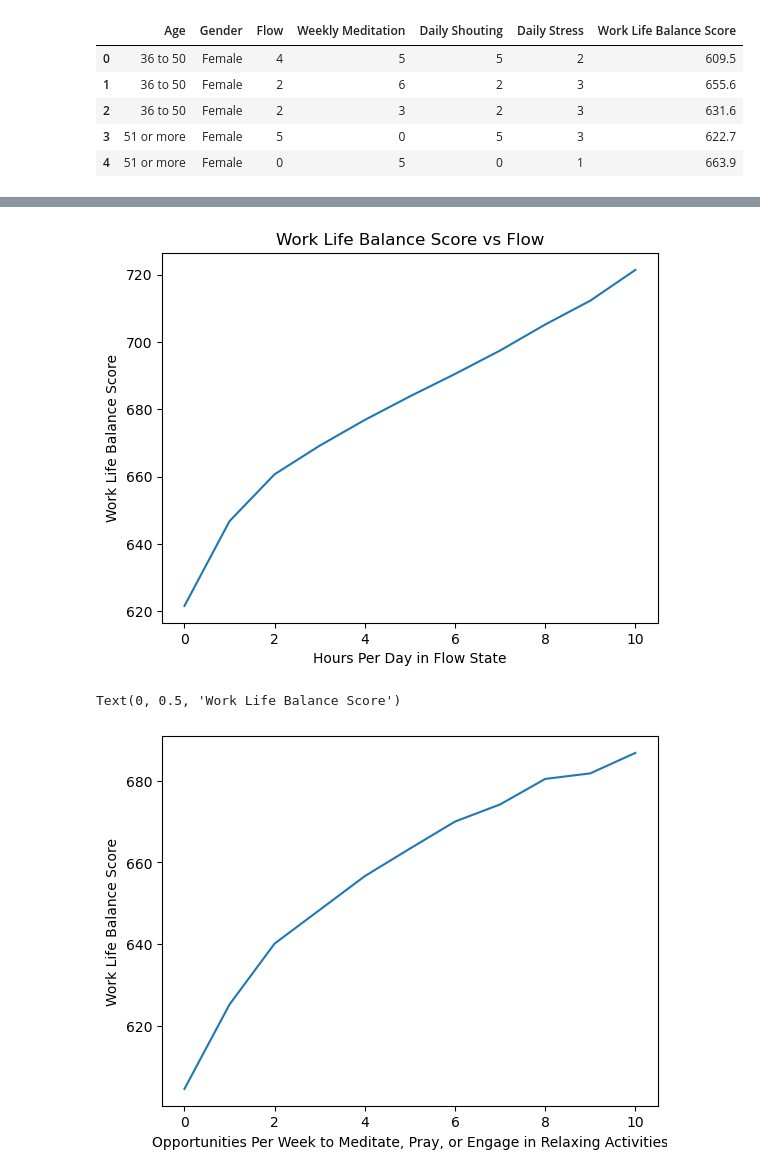
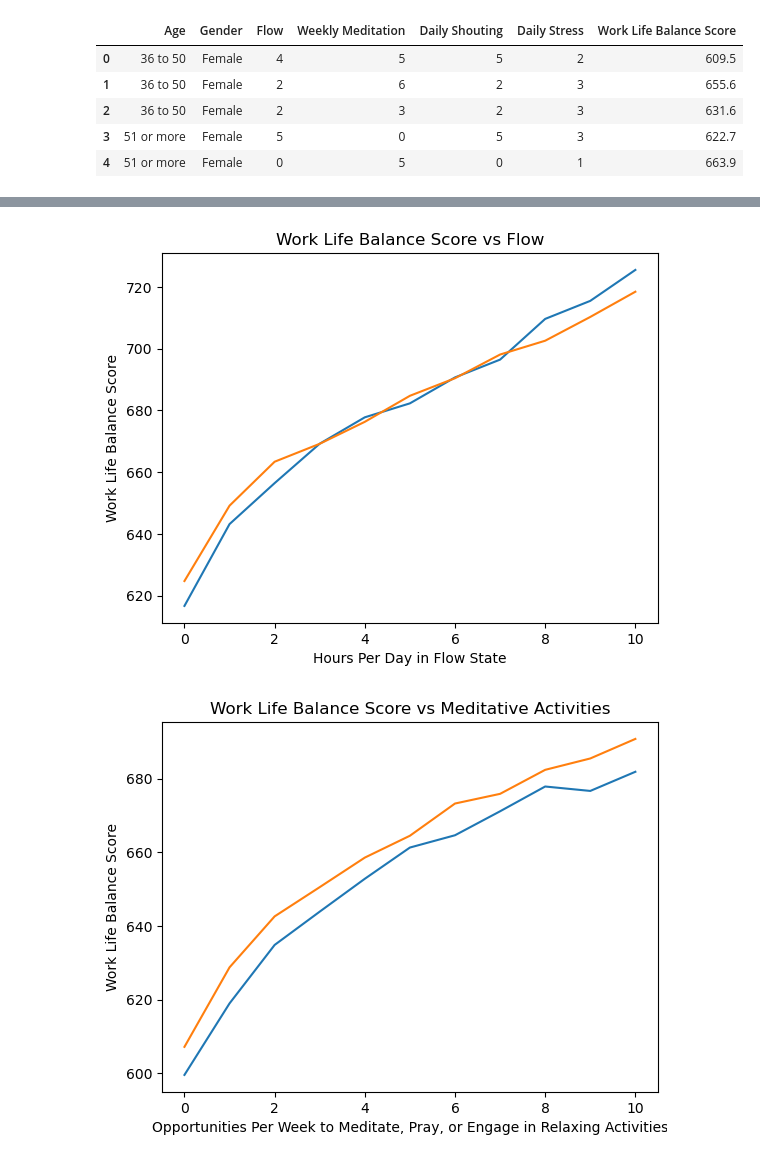
Before and after one commit to jenna-mk/Project_1, a Jupyter notebook: project_1_jenna.ipynb, the cells around one changed output, grey strips where cells are left out. Drawn from its saved outputs; the diff is of its cells as text; code cells hidden in the pictures.

Commit message:
Updated the line plots with separate lines for males and females

```diff
--- a/project_1_jenna.ipynb
+++ b/project_1_jenna.ipynb
@@ -187,3 +181,9 @@ mental_health_df.head()
 | 2 | 36 to 50 | Female | 2 | 3 | 2 | 3 | 631.6 |
 | 3 | 51 or more | Female | 5 | 0 | 5 | 3 | 622.7 |
 | 4 | 51 or more | Female | 0 | 5 | 0 | 1 | 663.9 |
+# %%
+# From the mental health df, create 2 more for females and males
+male_mental_health = mental_health_df[mental_health_df['Gender'] == 'Male']
+male_mental_health.head()
+female_mental_health = mental_health_df[mental_health_df['Gender'] == 'Female']
+female_mental_health.head()
@@ -190,25 +197,33 @@ mental_health_df.head()
 # %%
-# Creat a line plot
-# First create a new dataframe, grouped by Flow with the mean of each
-# work life balance score per flwo grou[]
-flow = mental_health_df.groupby('Flow')['Work Life Balance Score'].mean()
+# Line plot for flow
+
+# First create 2 new df for males and females , grouped by Flow with the mean of each
+# work life balance score per flow group
+male_flow = male_mental_health.groupby('Flow')['Work Life Balance Score'].mean()
+female_flow = female_mental_health.groupby('Flow')['Work Life Balance Score'].mean()
 # Plot the data
-flow.plot()
+male_flow.plot()
+female_flow.plot()
 # Create x and y labels and title
 plt.xlabel('Hours Per Day in Flow State')
 plt.ylabel('Work Life Balance Score')
 plt.title('Work Life Balance Score vs Flow')
 plt.show()
 # %% [output]
-[figure, old version]
+[figure, new version]
 # %%
-# Do the same for weekly meditation
-meditation = mental_health_df.groupby('Weekly Meditation')['Work Life Balance Score'].mean()
-meditation.plot()
+# Sort the weekly meditation by gender and create 2 new dataframes
+male_meditation = male_mental_health.groupby('Weekly Meditation')['Work Life Balance Score'].mean()
+female_meditation = female_mental_health.groupby('Weekly Meditation')['Work Life Balance Score'].mean()
+
+# Plot the line curves for males and females
+male_meditation.plot()
+female_meditation.plot()
 
 plt.xlabel('Opportunities Per Week to Meditate, Pray, or Engage in Relaxing Activities')
 plt.ylabel('Work Life Balance Score')
+plt.title('Work Life Balance Score vs Meditative Activities')
+plt.show()
 # %% [output]
-Text(0, 0.5, 'Work Life Balance Score')
-[figure, old version]
+[figure, new version]
 # %%
```
Also changed, not shown: parts of 8 cells of this notebook.
